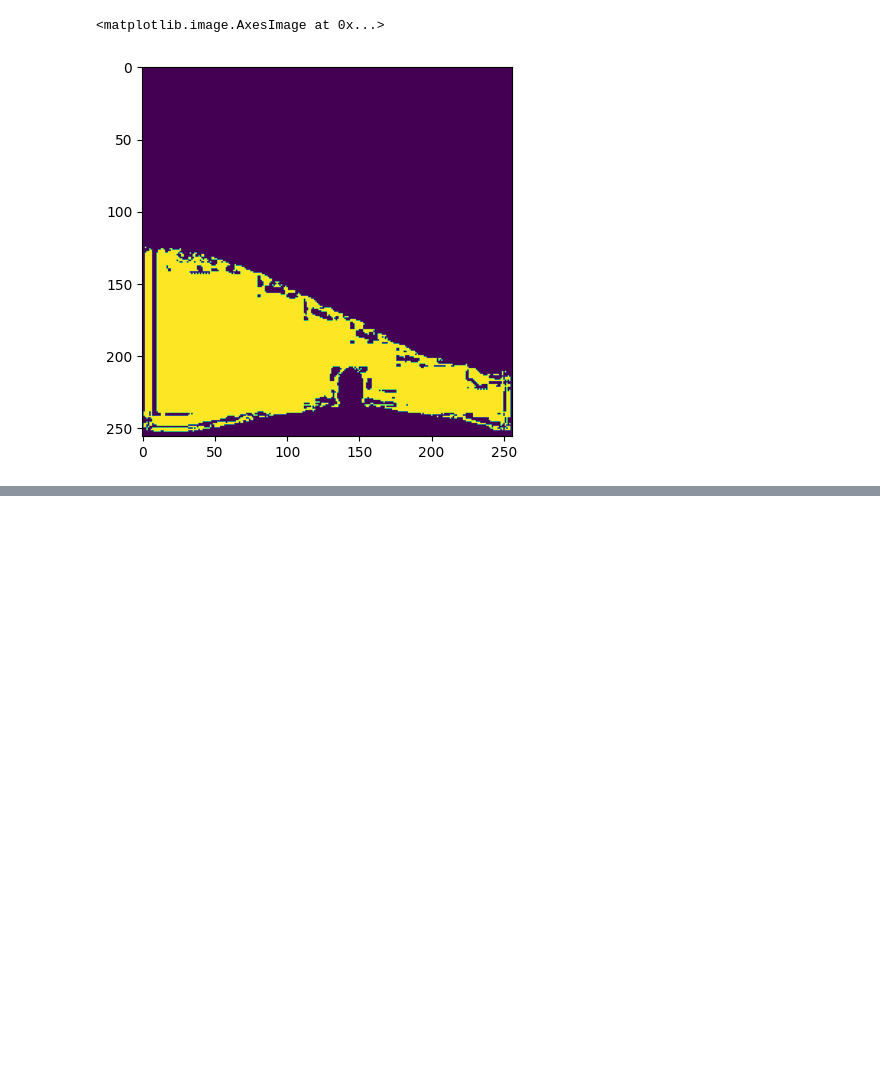
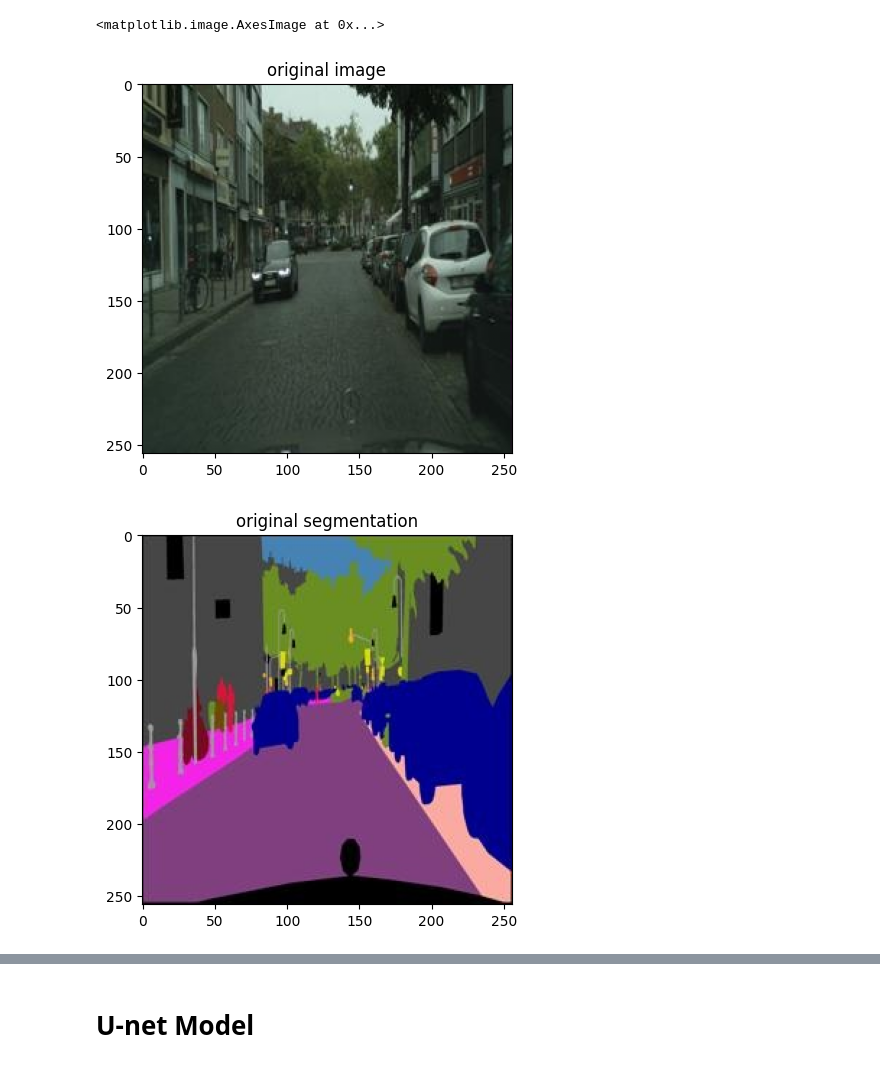
Before and after one commit to SergeiDBykov/ai-side-projects, a Jupyter notebook: road_segmentation/segmentation_model.ipynb, the cells around one changed output, grey strips where cells are left out. Cells and saved outputs as stored; diff of their text form; code cells hidden in the pictures; blank space fills up the shorter version.

Commit message:
added unet for segmentation

```diff
--- a/road_segmentation/segmentation_model.ipynb
+++ b/road_segmentation/segmentation_model.ipynb
@@ -47,7 +24,0 @@ def preprocess(path):
-# %%
-img1, img2 = preprocess(datapath+'train/8.jpg')
-
-plt.figure()
-plt.imshow(img1)
-plt.figure()
-plt.imshow(img2)
@@ -58,15 +36,51 @@ plt.imshow(img2)
 # %%
-# Define the range of RGB values for roads
-road_color_lower = np.array([110, 50, 120])
-road_color_upper = np.array([130, 70, 130])
+def filter_road_colors(img):
+  # Define the range of RGB values for roads
+  road_color_lower = np.array([110, 50, 120])
+  road_color_upper = np.array([130, 70, 130])
 
-# Create road mask
-road_mask = np.all((img2 >= road_color_lower) & (img2 <= road_color_upper), axis=-1)
+  # Create road mask
+  road_mask = np.all((img >= road_color_lower) & (img <= road_color_upper), axis=-1)
 
-# Convert boolean mask to an image with zeros and ones
-road_mask = road_mask.astype(np.uint8) * 255
+  # Convert boolean mask to an image with zeros and ones
+  road_mask = road_mask.astype(np.uint8) * 255
 
-plt.imshow(road_mask)
+  return road_mask
+
+
+def preprocess(path, smoothing_scale = 10):
+    img = Image.open(path)
+    img1 = img.crop((0, 0, 256, 256))#.resize((128, 128))
+    img2 = img.crop((256, 0, 512, 256))#.resize((128, 128))
+    img1 = np.array(img1) / 255.
+    img2 = np.array(img2)
+
+    kernel = np.ones((smoothing_scale,smoothing_scale),np.float32)/smoothing_scale**2
+    img2_smoothed = cv2.filter2D(img2,-1,kernel)
+
+    mask2 = filter_road_colors(img2)
+    mask2_smoothed = filter_road_colors(img2_smoothed)
+
+    return img1, img2, mask2, mask2_smoothed
-# %% [output]
-<matplotlib.image.AxesImage at 0x...>
-[figure, removed]
+# %%
+smooth_scale = 8
+img1, img2, mask2, mask2_smoothed = preprocess(datapath+'train/100.jpg', smoothing_scale=smooth_scale)
+
+plt.figure()
+plt.imshow(img1)
+plt.title('original image')
+plt.figure()
+plt.imshow(img2)
+plt.title('original segmentation')
+
+
+plt.figure()
+plt.imshow(mask2)
+plt.title('no smoothing')
+plt.figure()
+plt.title(f'smoothing res = {smooth_scale} pix')
+plt.imshow(mask2_smoothed)
+# %% [output]
+<matplotlib.image.AxesImage at 0x...>
+[figure, added]
+[figure, added]
@@ -89,0 +113,2 @@ def prepare_tensor_dataset(train_path, val_path):
+# %% [markdown]
+# U-net Model
```
Also changed, not shown: parts of 18 cells of this notebook.
